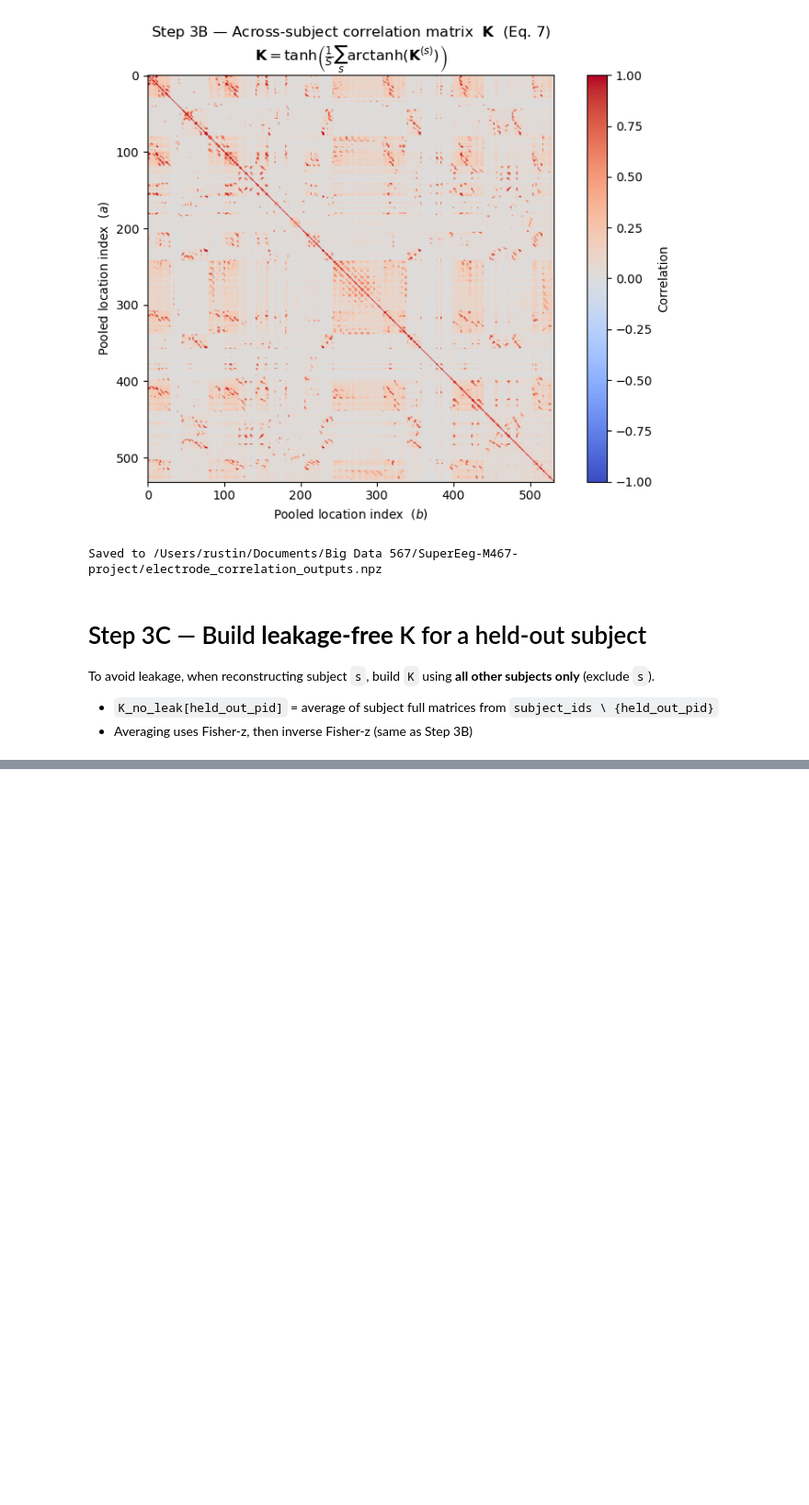
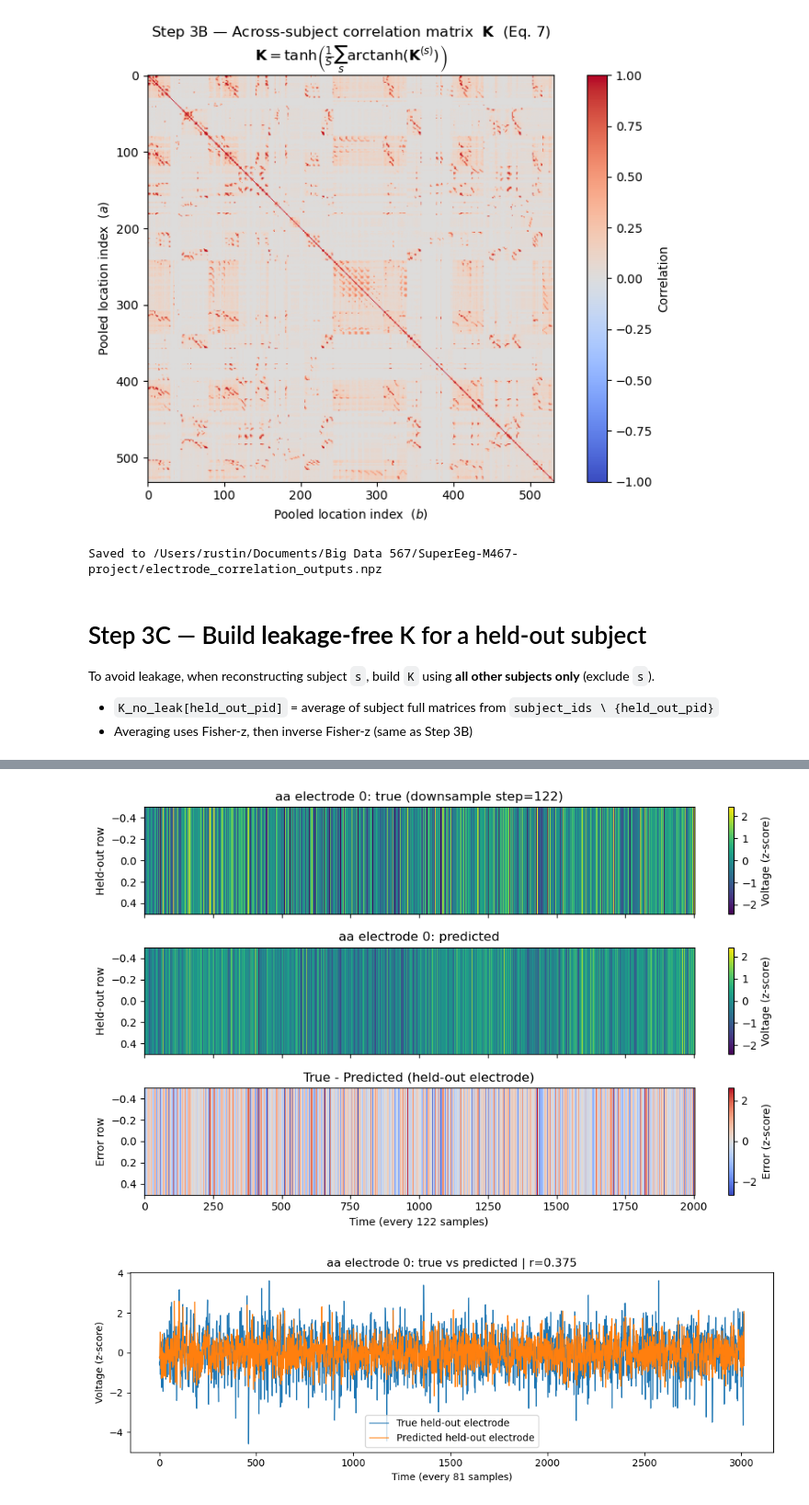
Before and after one commit to NoahWanless/SuperEeg-M467-project, a Jupyter notebook: Electrode_Correlations.ipynb, the cells around one changed output, grey strips where cells are left out. Shown at 92% size. Drawn from its saved outputs; the diff is of its cells as text; code cells hidden in the pictures; blank space fills up the shorter version.

```diff
--- a/Electrode_Correlations.ipynb
+++ b/Electrode_Correlations.ipynb
@@ -699,0 +1102,78 @@ Saved leakage-free outputs to /Users/rustin/Documents/Big Data 567/SuperEeg-M467
+# %%
+# Focused plots for the single held-out electrode
+step = max(1, Y.shape[0] // 2000)
+plot_step = max(1, Y.shape[0] // 3000)
+
+true_row = Y_beta_true[::step, 0][None, :]
+pred_row = Y_beta_pred[::step, 0][None, :]
+err_row = (Y_beta_true[::step, 0] - Y_beta_pred[::step, 0])[None, :]
+
+# Shared range for true/pred panels so colors are directly comparable
+shared_lim = np.percentile(np.abs(np.hstack([true_row.ravel(), pred_row.ravel()])), 99)
+err_lim = np.percentile(np.abs(err_row.ravel()), 99)
+shared_lim = max(shared_lim, 1e-6)
+err_lim = max(err_lim, 1e-6)
+
+fig, axes = plt.subplots(3, 1, figsize=(10, 6), sharex=True)
+
+im0 = axes[0].imshow(true_row, aspect='auto', cmap='viridis', vmin=-shared_lim, vmax=shared_lim, interpolation='nearest')
+axes[0].set_ylabel('Held-out row')
+axes[0].set_title(f'{holdout_pid} electrode {holdout_local_idx}: true (downsample step={step})')
+fig.colorbar(im0, ax=axes[0], label='Voltage (z-score)')
+
+im1 = axes[1].imshow(pred_row, aspect='auto', cmap='viridis', vmin=-shared_lim, vmax=shared_lim, interpolation='nearest')
+axes[1].set_ylabel('Held-out row')
+axes[1].set_title(f'{holdout_pid} electrode {holdout_local_idx}: predicted')
+fig.colorbar(im1, ax=axes[1], label='Voltage (z-score)')
+
+im2 = axes[2].imshow(err_row, aspect='auto', cmap='coolwarm', vmin=-err_lim, vmax=err_lim, interpolation='nearest')
+axes[2].set_xlabel(f'Time (every {step} samples)')
+axes[2].set_ylabel('Error row')
+axes[2].set_title('True - Predicted (held-out electrode)')
+fig.colorbar(im2, ax=axes[2], label='Error (z-score)')
+
+plt.tight_layout()
+plt.show()
+
+# Trace plot
+plt.figure(figsize=(10, 3.5))
+plt.plot(Y_beta_true[::plot_step, 0], label='True held-out electrode', linewidth=1)
+plt.plot(Y_beta_pred[::plot_step, 0], label='Predicted held-out electrode', linewidth=1)
+plt.xlabel(f'Time (every {plot_step} samples)')
+plt.ylabel('Voltage (z-score)')
+plt.title(f'{holdout_pid} electrode {holdout_local_idx}: true vs predicted | r={r_holdout:.3f}')
+plt.legend()
+plt.tight_layout()
+plt.show()
+
+# Optional full-matrix sanity check (off by default because only one row is reconstructed)
+show_full_matrix = False
+if show_full_matrix:
+    step_full = step
+    Y_ds = Y[::step_full]
+    Y_recon_ds = Y_recon[::step_full]
+    full_lim = np.percentile(np.abs(np.hstack([Y_ds.ravel(), Y_recon_ds.ravel()])), 99)
+    full_lim = max(full_lim, 1e-6)
+
+    fig, axes = plt.subplots(2, 1, figsize=(10, 8), sharex=True)
+    imA = axes[0].imshow(Y_ds.T, aspect='auto', cmap='viridis', vmin=-full_lim, vmax=full_lim, interpolation='nearest')
+    axes[0].set_ylabel('Electrode index')
+    axes[0].set_title(f'{holdout_pid}: actual z-scored ECoG (shared scale)')
+    fig.colorbar(imA, ax=axes[0], label='Voltage (z-score)')
+
+    imB = axes[1].imshow(Y_recon_ds.T, aspect='auto', cmap='viridis', vmin=-full_lim, vmax=full_lim, interpolation='nearest')
+    axes[1].set_xlabel(f'Time (every {step_full} samples)')
+    axes[1].set_ylabel('Electrode index')
+    axes[1].set_title(f'{holdout_pid}: reconstructed matrix (only electrode {holdout_local_idx} replaced) | r={r_holdout:.3f}')
+    fig.colorbar(imB, ax=axes[1], label='Voltage (z-score)')
+
+    # Highlight the single reconstructed row
+    for ax in axes:
+        ax.axhline(holdout_local_idx - 0.5, color='white', linewidth=1)
+        ax.axhline(holdout_local_idx + 0.5, color='white', linewidth=1)
+
+    plt.tight_layout()
+    plt.show()
+# %% [output]
+[figure, added]
+[figure, added]
```
Also changed, not shown: parts of 25 cells of this notebook, 2 other files.
